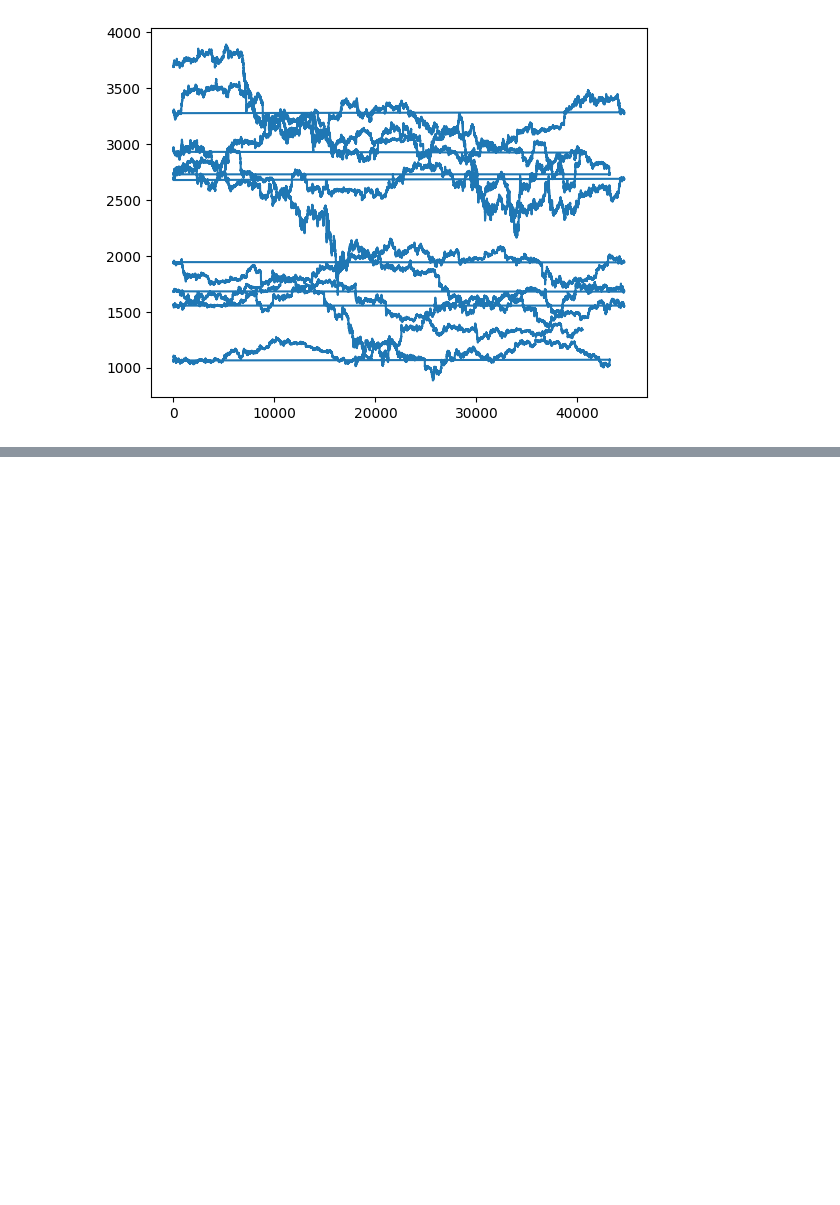
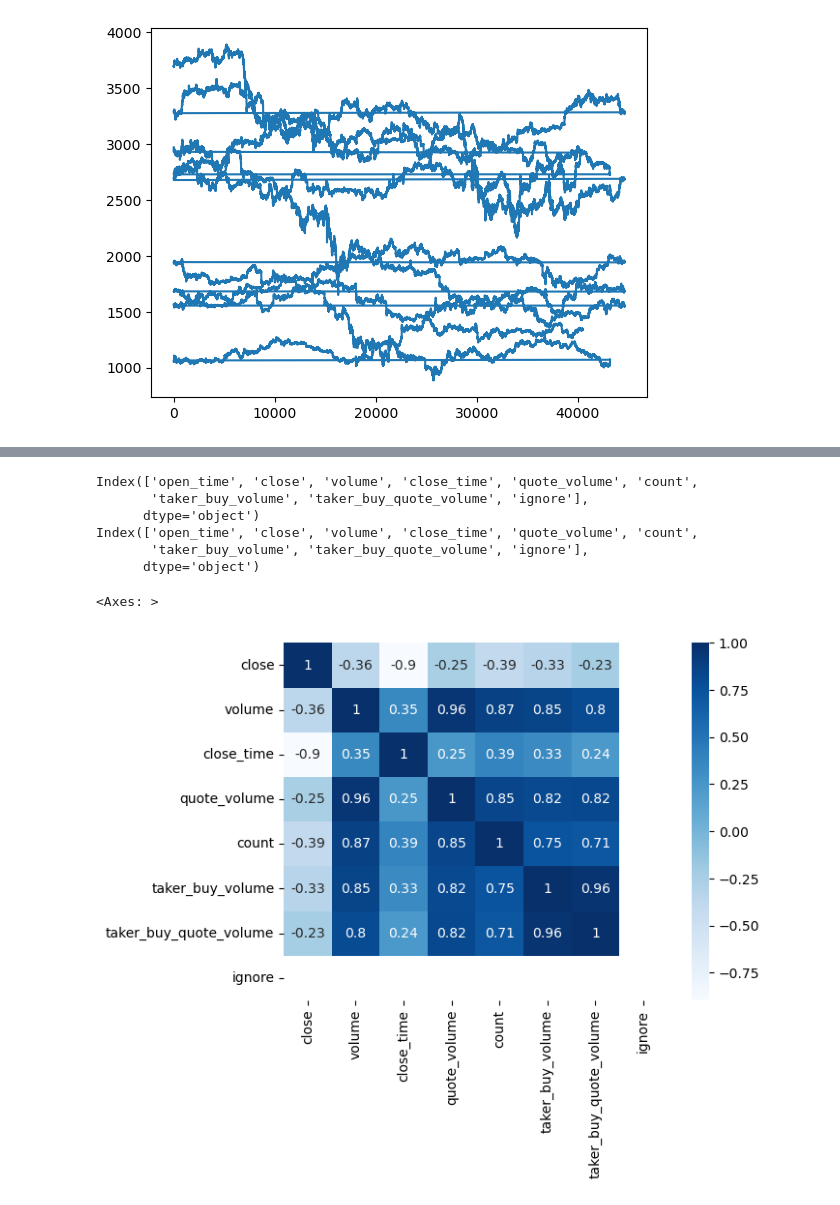
Before and after one commit to sehyunsix/Auto-trading, a Jupyter notebook: Crypto.ipynb, the cells around one changed output, grey strips where cells are left out. Saved outputs shown, nothing was run; the diff lists cells and outputs as text; code cells hidden in the pictures; blank space fills up the shorter version.

```diff
--- a/Crypto.ipynb
+++ b/Crypto.ipynb
@@ -248,0 +149,21 @@ Epoch 100/100
+# %%
+BTC = BTC.drop(['open', 'high', 'low'], axis=1)
+ETH = ETH.drop(['open', 'high', 'low'], axis=1)
+
+print(BTC.columns)
+print(ETH.columns)
+# %% [output]
+Index(['open_time', 'close', 'volume', 'close_time', 'quote_volume', 'count',
+       'taker_buy_volume', 'taker_buy_quote_volume', 'ignore'],
+      dtype='object')
+Index(['open_time', 'close', 'volume', 'close_time', 'quote_volume', 'count',
+       'taker_buy_volume', 'taker_buy_quote_volume', 'ignore'],
+      dtype='object')
+# %%
+BTC = BTC.drop(['open_time'], axis=1)
+ETH = ETH.drop(['open_time'], axis=1)
+# %%
+sns.heatmap(BTC.corr(), annot=True, cmap='Blues')
+# %% [output]
+<Axes: >
+[figure, added]
```
Also changed, not shown: parts of 38 cells of this notebook, 13 other files.
